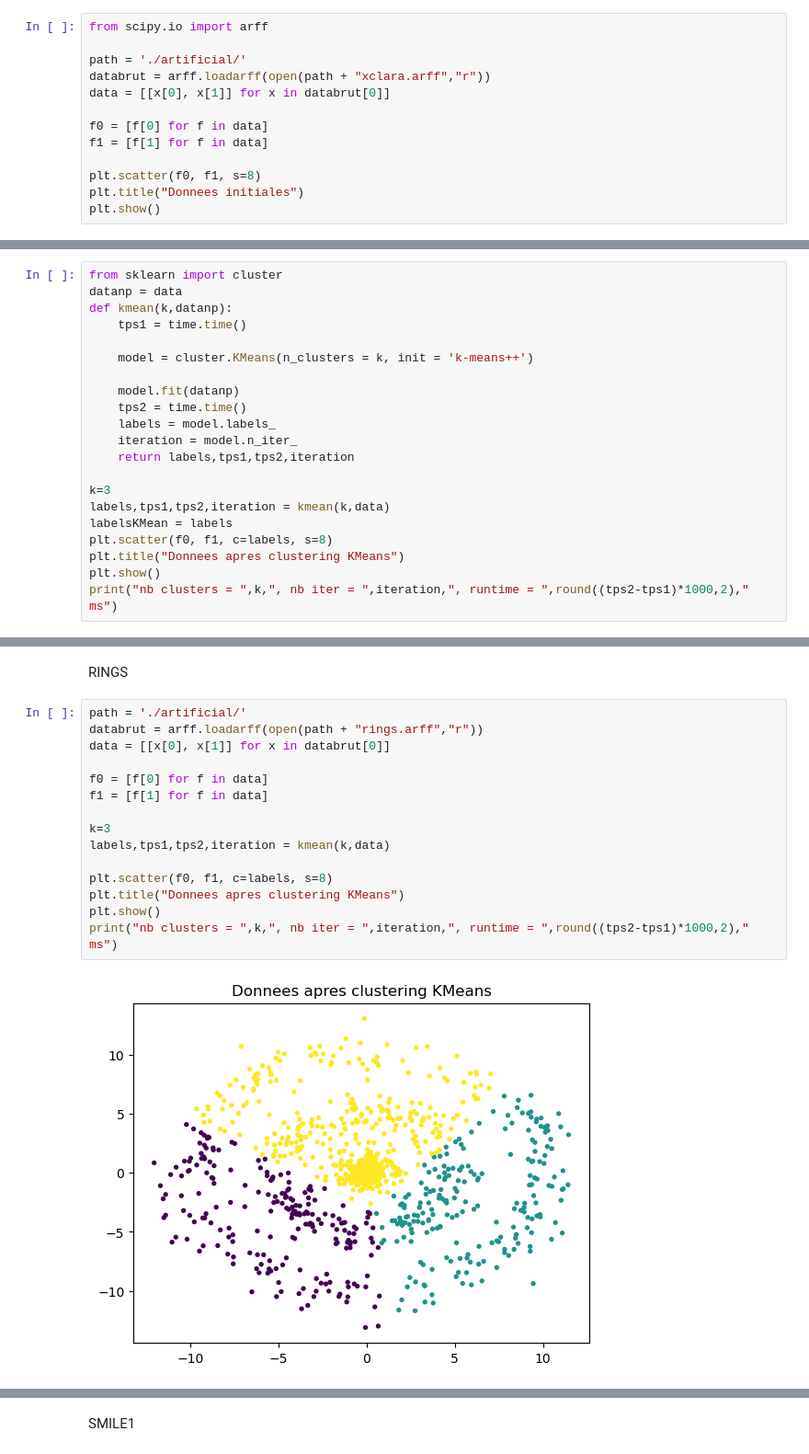
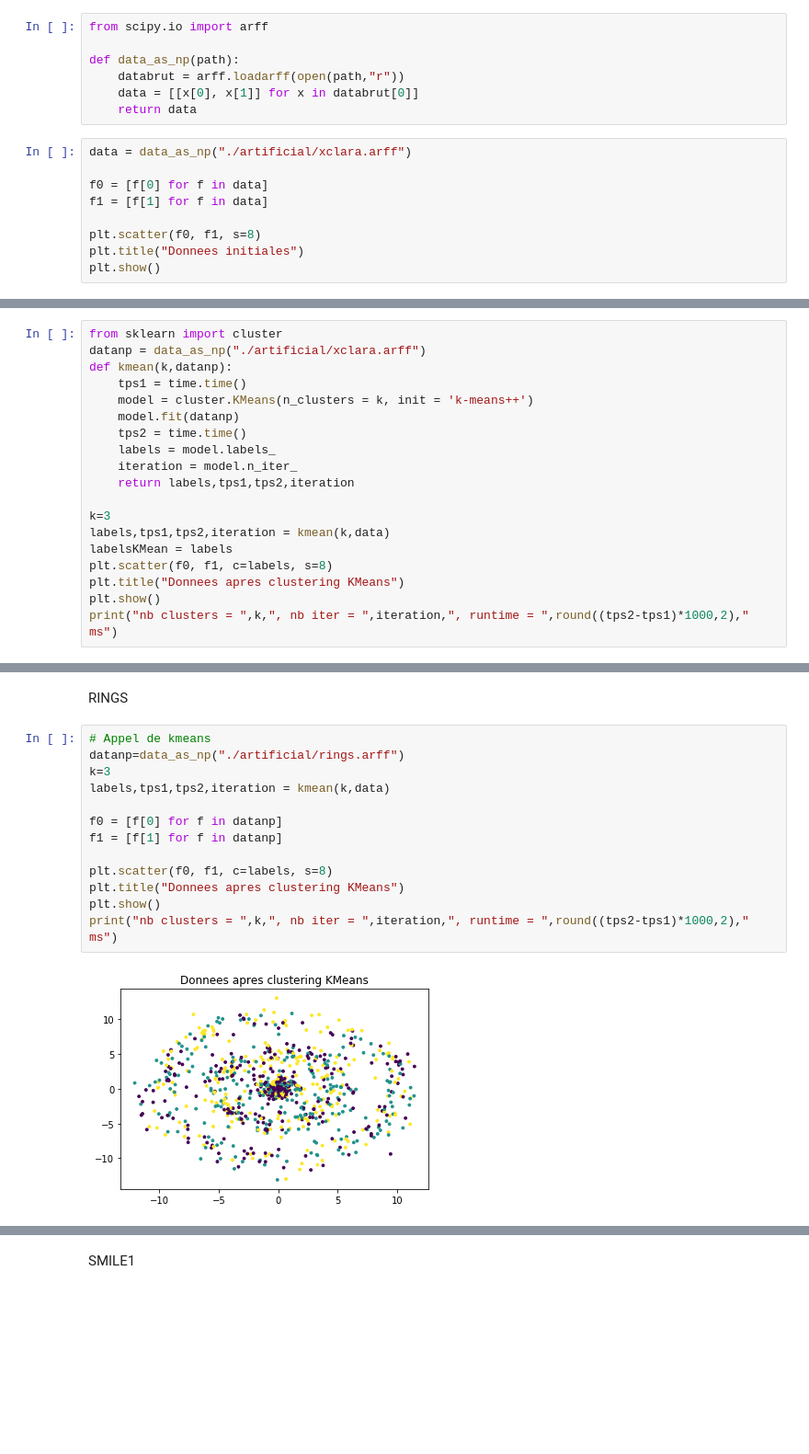
Before and after one commit to martemr/TP_clustering, a Jupyter notebook: TP_Clustering_Partie_1.ipynb, the cells around one changed output, grey strips where cells are left out. Shown at 92% size. Drawn from its saved outputs; the diff is of its cells as text; blank space fills up the shorter version.

```diff
--- a/TP_Clustering_Partie_1.ipynb
+++ b/TP_Clustering_Partie_1.ipynb
@@ -6,12 +6,15 @@ import matplotlib.pyplot as plt
 import time
 # %% [markdown]
 ## Méthode K-Means
+# %%
+from scipy.io import arff
+
+def data_as_np(path):
+    databrut = arff.loadarff(open(path,"r"))
+    data = [[x[0], x[1]] for x in databrut[0]]
+    return data
 # %%
-from scipy.io import arff
-
-path = './artificial/'
-databrut = arff.loadarff(open(path + "xclara.arff","r"))
-data = [[x[0], x[1]] for x in databrut[0]]
+data = data_as_np("./artificial/xclara.arff")
 
 f0 = [f[0] for f in data]
 f1 = [f[1] for f in data]
@@ -25,12 +28,10 @@ plt.show()
 Exemple avec 3 clusters :
 # %%
 from sklearn import cluster
-datanp = data
+datanp = data_as_np("./artificial/xclara.arff")
 def kmean(k,datanp):
     tps1 = time.time()
-
     model = cluster.KMeans(n_clusters = k, init = 'k-means++')
-
     model.fit(datanp)
     tps2 = time.time()
     labels = model.labels_
@@ -232,19 +226,17 @@ Nombre clusters =  3
 # %% [markdown]
 RINGS
 # %%
-path = './artificial/'
-databrut = arff.loadarff(open(path + "rings.arff","r"))
-data = [[x[0], x[1]] for x in databrut[0]]
-
-f0 = [f[0] for f in data]
-f1 = [f[1] for f in data]
-
+# Appel de kmeans
+datanp=data_as_np("./artificial/rings.arff")
 k=3
 labels,tps1,tps2,iteration = kmean(k,data)
+
+f0 = [f[0] for f in datanp]
+f1 = [f[1] for f in datanp]
 
 plt.scatter(f0, f1, c=labels, s=8)
 plt.title("Donnees apres clustering KMeans")
 plt.show()
 print("nb clusters = ",k,", nb iter = ",iteration,", runtime = ",round((tps2-tps1)*1000,2)," ms")
 # %% [output]
-[figure, old version]
+[figure, new version]
```
Also changed, not shown: parts of 16 cells of this notebook.
